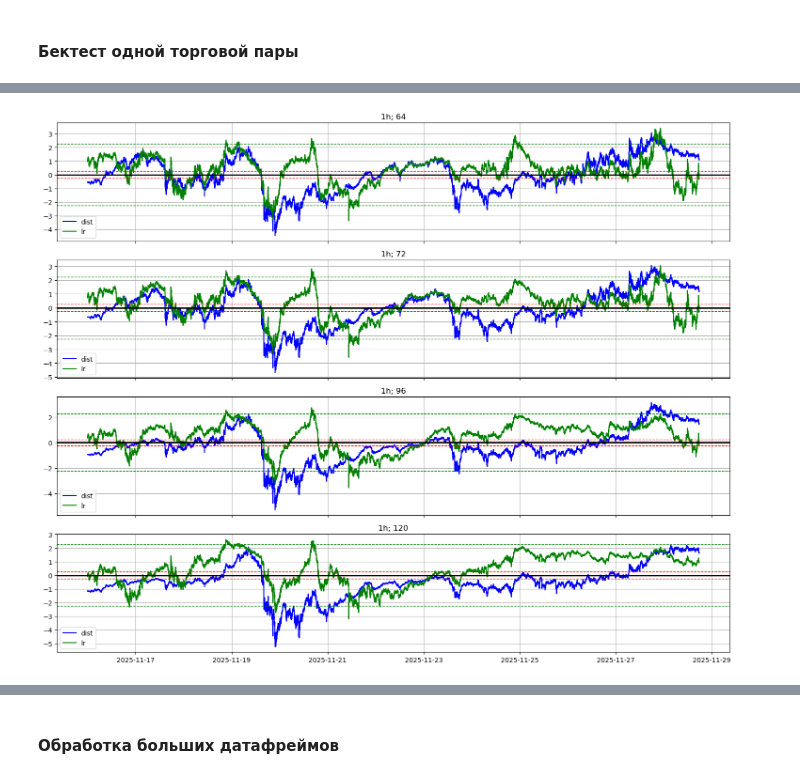
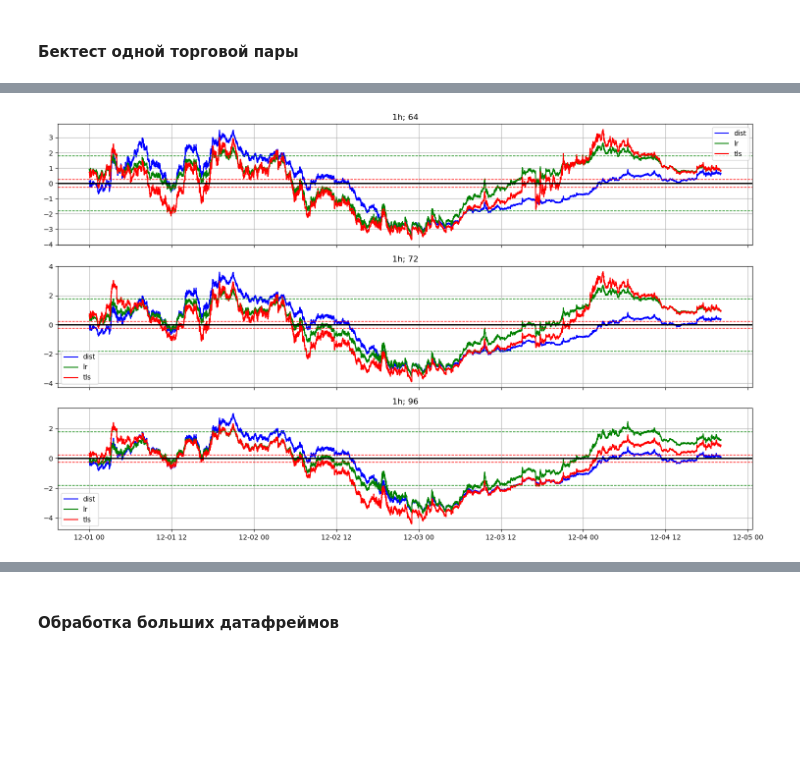
Before and after one commit to elterion/bot, a Jupyter notebook: Pair Trading.ipynb, the cells around one changed output, grey strips where cells are left out. Drawn from its saved outputs; the diff is of its cells as text; code cells hidden in the pictures; blank space fills up the shorter version.

```diff
--- a/Pair Trading.ipynb
+++ b/Pair Trading.ipynb
@@ -136,33 +140,24 @@ db_manager = DBManager(db_params)
 # %%
-token_1 = 'ARKM'
-token_2 = 'MANTA'
+token_1 = 'CRV'
+token_2 = 'OP'
 min_order = 42
-leverage = 2
+leverage = 6
 
-valid_length = 12
-train_length = 10
+valid_length = 3
 pairs = pl.read_parquet('./data/pair_selection/all_pairs.parquet')
-try:
-    curr_pair = pairs.filter((pl.col('coin1') == token_1) & (pl.col('coin2') == token_2))
-    std_1 = pairs['std_1'][0]
-    std_2 = pairs['std_2'][0]
-except IndexError:
-    curr_pair = pairs.filter((pl.col('coin1') == token_2) & (pl.col('coin2') == token_1))
-    std_1 = pairs['std_2'][0]
-    std_2 = pairs['std_1'][0]
+curr_pair = pairs.filter((pl.col('coin1') == token_1) & (pl.col('coin2') == token_2))
+std_1 = pairs['std_1'][0]
+std_2 = pairs['std_2'][0]
 
 end_time = datetime.now().replace(tzinfo=ZoneInfo("Europe/Moscow"))
 valid_time = (end_time - timedelta(days=valid_length)).replace(hour=0, minute=0, second=0, microsecond=0)
-start_time = valid_time - timedelta(days=train_length)
-start_ts = int(datetime.timestamp(valid_time))
 
 tf = '1h'
-winds = np.array([64, 72, 96, 120])
-
-with open("./data/coin_information.pkl", "rb") as f:
-    coin_information = pickle.load(f)
+winds = np.array([64, 72, 96])
 
 dp_1 = float(coin_information['bybit_linear'][token_1 + '_USDT']['qty_step'])
 ps_1 = int(coin_information['bybit_linear'][token_1 + '_USDT']['price_scale'])
 dp_2 = float(coin_information['bybit_linear'][token_2 + '_USDT']['qty_step'])
 ps_2 = int(coin_information['bybit_linear'][token_2 + '_USDT']['price_scale'])
+
+start_ts = int(datetime.timestamp(valid_time))
@@ -193,16 +164,28 @@ search_space = [(tf, int(w)) for w in winds]
+# %%
+tick_df, agg_df = load_data(token_1, token_2, valid_time, end_time, tf, int(max(winds)), db_manager)
+tick_df = tick_df.drop(f'{token_1}_size', f'{token_2}_size')
+
+start_ts = int(datetime.timestamp(valid_time))
+dist_df = create_zscore_df(token_1, token_2, tick_df, agg_df, tf, winds, start_ts,
+                             median_length=6, spr_method='dist')
+lr_df = create_zscore_df(token_1, token_2, tick_df, agg_df, tf, winds, start_ts,
+                             median_length=6, spr_method='lr')
+tls_df = create_zscore_df(token_1, token_2, tick_df, agg_df, tf, winds, start_ts,
+                             median_length=6, spr_method='tls')
 # %%
 fig, ax = plt.subplots(nrows=len(winds), ncols=1, sharex=True, figsize=(15, 3*len(winds)))
 for i, w in enumerate(winds):
     ax[i].plot(dist_df['time'], dist_df[f'z_score_{w}_{tf}'], c='blue', label='dist')
     ax[i].plot(lr_df['time'], lr_df[f'z_score_{w}_{tf}'], c='green', label='lr')
+    ax[i].plot(tls_df['time'], tls_df[f'z_score_{w}_{tf}'], c='red', label='tls')
     ax[i].axhline(y=0, color='black', linestyle='-', linewidth=2)
-    ax[i].axhline(y=-2.25, color='green', linestyle='--', linewidth=1)
-    ax[i].axhline(y=2.25, color='green', linestyle='--', linewidth=1)
+    ax[i].axhline(y=-1.8, color='green', linestyle='--', linewidth=1)
+    ax[i].axhline(y=1.8, color='green', linestyle='--', linewidth=1)
     ax[i].axhline(y=-0.25, color='red', linestyle='--', linewidth=1)
     ax[i].axhline(y=0.25, color='red', linestyle='--', linewidth=1)
     ax[i].grid()
     ax[i].set_title(f'{tf}; {w}')
     ax[i].legend()
 fig.tight_layout()
 # %% [output]
-[figure, old version]
+[figure, new version]
```
Also changed, not shown: parts of 60 cells of this notebook, 4 other files.
